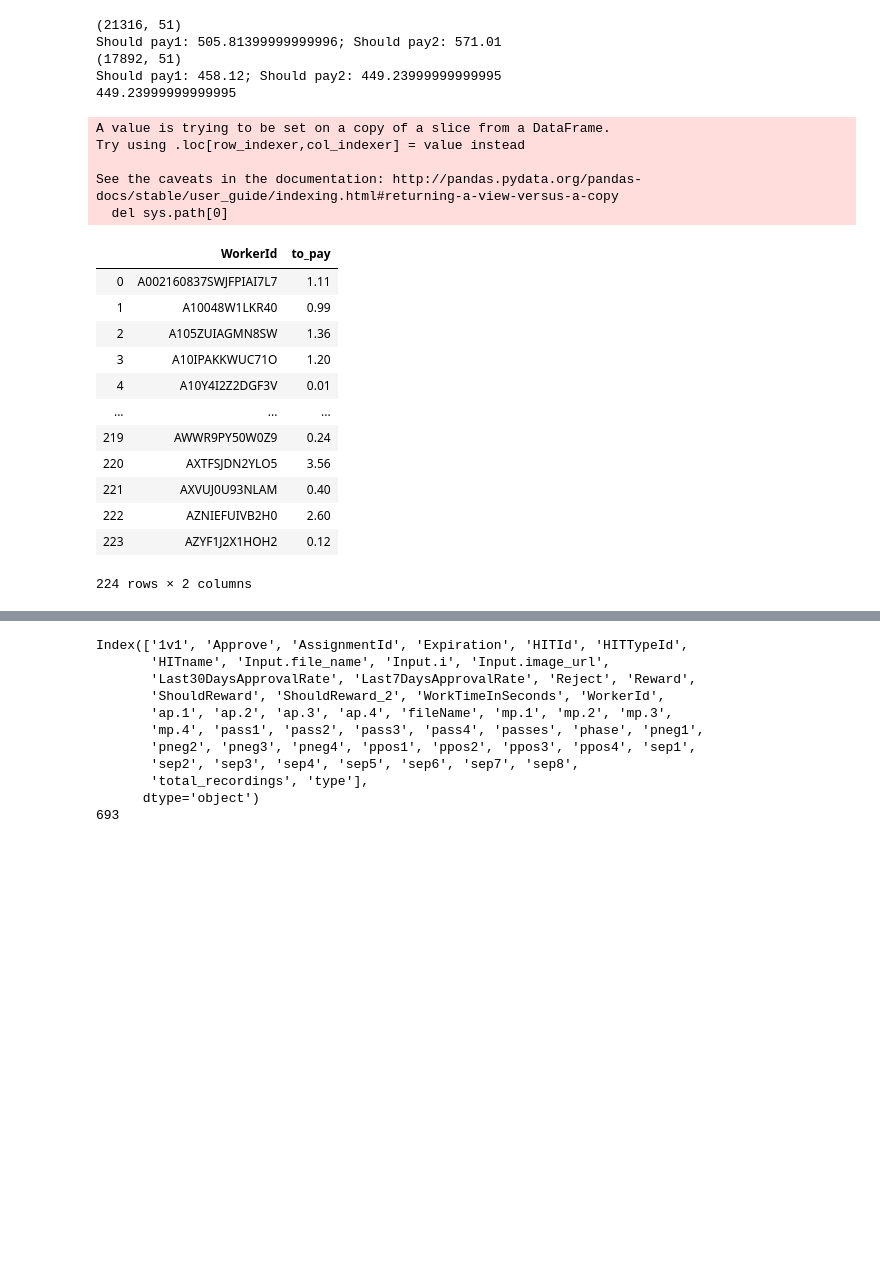
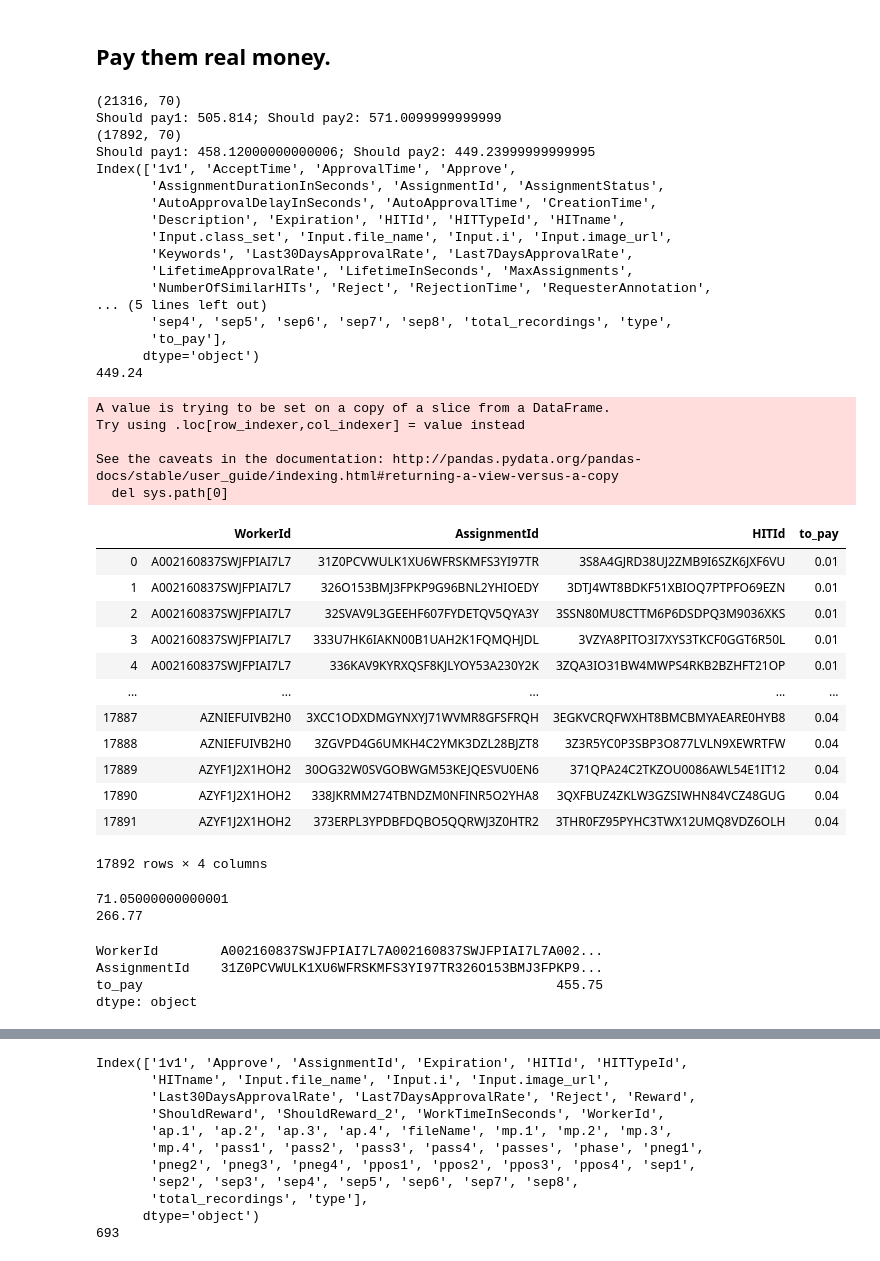
Before and after one commit to kix2mix2/SepMe, a Jupyter notebook: Jupyters/Batch Data all.ipynb, the cells around one changed output, grey strips where cells are left out. Cells and saved outputs as stored; diff of their text form; code cells hidden in the pictures; blank space fills up the shorter version.

```diff
--- a/Jupyters/Batch Data all.ipynb
+++ b/Jupyters/Batch Data all.ipynb
@@ -286,44 +285,63 @@ Should pay1: 505.81399999999996; Should pay2: 571.01
+# %% [markdown]
+## Pay them real money.
 # %%
 print(df1.shape)
 print('Should pay1: {}; Should pay2: {}'.format(np.sum(df1['ShouldReward']- df1['Reward']),
                                                 np.sum(df1['ShouldReward_2']- df1['Reward'])))
 
 
 df_app = df1.loc[(df1['Approve']=='X') & (df1['phase']=='task')].copy()
 print(df_app.shape)
 
 print('Should pay1: {}; Should pay2: {}'.format(np.sum(df_app['ShouldReward']- df_app['Reward']),
                                                 np.sum(df_app['ShouldReward_2']- df_app['Reward'])))
 
 df_app = df1.loc[(df1['Approve']=='X') & (df1['phase']=='task')]
 df_app['to_pay'] = df_app['ShouldReward_2']- df_app['Reward']
 
-payment_df = df_app.groupby(['WorkerId']).agg({'to_pay':{'sum'}}).reset_index()
-payment_df.columns = ['WorkerId', 'to_pay']
+print(df_app.columns)
+
+payment_df = df_app.groupby(['WorkerId', 'AssignmentId', 'HITId']).agg({'to_pay':{'sum'}}).reset_index()
+payment_df.columns = ['WorkerId','AssignmentId', 'HITId', 'to_pay']
 payment_df['to_pay'] = np.round(payment_df['to_pay'] , 2)
 print(np.sum(payment_df.to_pay))
+
+
+payment_df.to_csv('bonus.csv', index=False)
 payment_df
 # %% [output]
-(21316, 51)
-Should pay1: 505.81399999999996; Should pay2: 571.01
-(17892, 51)
-Should pay1: 458.12; Should pay2: 449.23999999999995
-449.23999999999995
+(21316, 70)
+Should pay1: 505.814; Should pay2: 571.0099999999999
+(17892, 70)
+Should pay1: 458.12000000000006; Should pay2: 449.23999999999995
+Index(['1v1', 'AcceptTime', 'ApprovalTime', 'Approve',
+       'AssignmentDurationInSeconds', 'AssignmentId', 'AssignmentStatus',
+       'AutoApprovalDelayInSeconds', 'AutoApprovalTime', 'CreationTime',
+       'Description', 'Expiration', 'HITId', 'HITTypeId', 'HITname',
+       'Input.class_set', 'Input.file_name', 'Input.i', 'Input.image_url',
+       'Keywords', 'Last30DaysApprovalRate', 'Last7DaysApprovalRate',
+       'LifetimeApprovalRate', 'LifetimeInSeconds', 'MaxAssignments',
+       'NumberOfSimilarHITs', 'Reject', 'RejectionTime', 'RequesterAnnotation',
+... (5 lines left out)
+       'sep4', 'sep5', 'sep6', 'sep7', 'sep8', 'total_recordings', 'type',
+       'to_pay'],
+      dtype='object')
+449.24
 A value is trying to be set on a copy of a slice from a DataFrame.
 Try using .loc[row_indexer,col_indexer] = value instead
 
 See the caveats in the documentation: http://pandas.pydata.org/pandas-docs/stable/user_guide/indexing.html#returning-a-view-versus-a-copy
   del sys.path[0]
-|  | WorkerId | to_pay |
-| 0 | A002160837SWJFPIAI7L7 | 1.11 |
-| 1 | A10048W1LKR40 | 0.99 |
-| 2 | A105ZUIAGMN8SW | 1.36 |
-| 3 | A10IPAKKWUC71O | 1.20 |
-| 4 | A10Y4I2Z2DGF3V | 0.01 |
-| ... | ... | ... |
-| 219 | AWWR9PY50W0Z9 | 0.24 |
-| 220 | AXTFSJDN2YLO5 | 3.56 |
-| 221 | AXVUJ0U93NLAM | 0.40 |
-| 222 | AZNIEFUIVB2H0 | 2.60 |
-| 223 | AZYF1J2X1HOH2 | 0.12 |
+|  | WorkerId | AssignmentId | HITId | to_pay |
+| 0 | A002160837SWJFPIAI7L7 | 31Z0PCVWULK1XU6WFRSKMFS3YI97TR | 3S8A4GJRD38UJ2ZMB9I6SZK6JXF6VU | 0.01 |
+| 1 | A002160837SWJFPIAI7L7 | 326O153BMJ3FPKP9G96BNL2YHIOEDY | 3DTJ4WT8BDKF51XBIOQ7PTPFO69EZN | 0.01 |
+| 2 | A002160837SWJFPIAI7L7 | 32SVAV9L3GEEHF607FYDETQV5QYA3Y | 3SSN80MU8CTTM6P6DSDPQ3M9036XKS | 0.01 |
+| 3 | A002160837SWJFPIAI7L7 | 333U7HK6IAKN00B1UAH2K1FQMQHJDL | 3VZYA8PITO3I7XYS3TKCF0GGT6R50L | 0.01 |
+| 4 | A002160837SWJFPIAI7L7 | 336KAV9KYRXQSF8KJLYOY53A230Y2K | 3ZQA3IO31BW4MWPS4RKB2BZHFT21OP | 0.01 |
+| ... | ... | ... | ... | ... |
+| 17887 | AZNIEFUIVB2H0 | 3XCC1ODXDMGYNXYJ71WVMR8GFSFRQH | 3EGKVCRQFWXHT8BMCBMYAEARE0HYB8 | 0.04 |
+| 17888 | AZNIEFUIVB2H0 | 3ZGVPD4G6UMKH4C2YMK3DZL28BJZT8 | 3Z3R5YC0P3SBP3O877LVLN9XEWRTFW | 0.04 |
+| 17889 | AZYF1J2X1HOH2 | 30OG32W0SVGOBWGM53KEJQESVU0EN6 | 371QPA24C2TKZOU0086AWL54E1IT12 | 0.04 |
+| 17890 | AZYF1J2X1HOH2 | 338JKRMM274TBNDZM0NFINR5O2YHA8 | 3QXFBUZ4ZKLW3GZSIWHN84VCZ48GUG | 0.04 |
+| 17891 | AZYF1J2X1HOH2 | 373ERPL3YPDBFDQBO5QQRWJ3Z0HTR2 | 3THR0FZ95PYHC3TWX12UMQ8VDZ6OLH | 0.04 |
-224 rows × 2 columns
+17892 rows × 4 columns
@@ -329,0 +351,13 @@ See the caveats in the documentation: http://pandas.pydata.org/pandas-docs/stabl
+# %%
+print(np.sum(payment_df.loc[15793:,'to_pay']))
+print(645 - np.sum(payment_df.loc[:15793,'to_pay']))
+# %% [output]
+71.05000000000001
+266.77
+# %%
+np.sum(payment_df.loc[payment_df['to_pay']>0])
+# %% [output]
+WorkerId        A002160837SWJFPIAI7L7A002160837SWJFPIAI7L7A002...
+AssignmentId    31Z0PCVWULK1XU6WFRSKMFS3YI97TR326O153BMJ3FPKP9...
+to_pay                                                     455.75
+dtype: object
```
Also changed, not shown: parts of 10 cells of this notebook, 9 other files.
